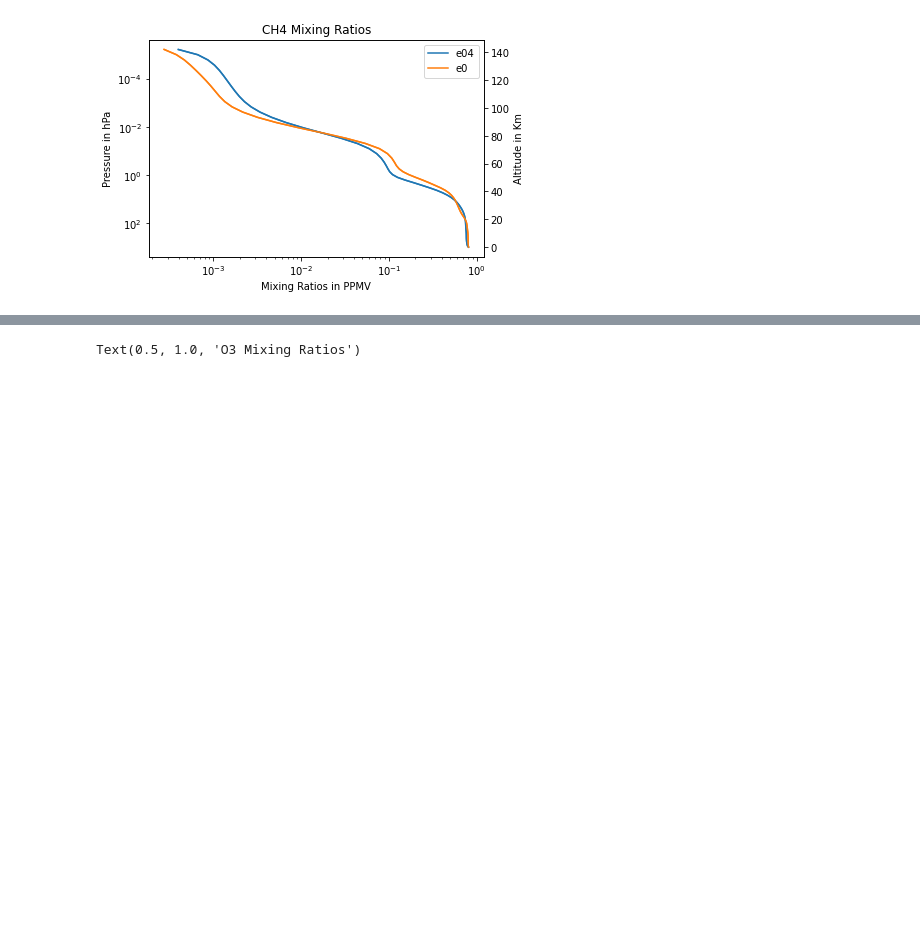
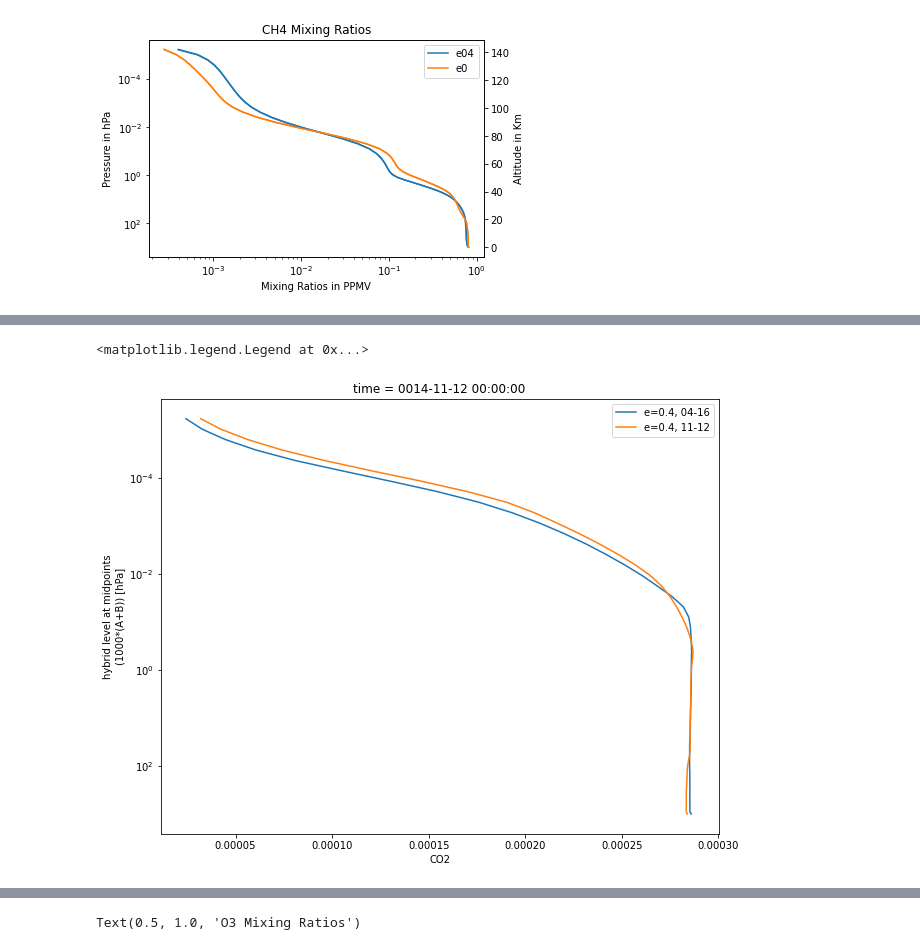
Before and after one commit to pybl1994/analysis_code, a Jupyter notebook: MixingRatios&WaterProcesses.ipynb, the cells around one changed output, grey strips where cells are left out. Saved outputs shown, nothing was run; the diff lists cells and outputs as text; code cells hidden in the pictures; blank space fills up the shorter version.

```diff
--- a/MixingRatios&WaterProcesses.ipynb
+++ b/MixingRatios&WaterProcesses.ipynb
@@ -397,0 +602,17 @@ CH4_MR_E04 0.0026921129441477643
+# %%
+ds11 = xr.open_mfdataset('/nobackup/pybl/cesm_sims/archive/b.e21.BWma1850.f19_g17.new_e4_psg.001/atm/hist/CO2_e4_psg_11.nc')
+
+ds4  = xr.open_mfdataset('/nobackup/pybl/cesm_sims/archive/b.e21.BWma1850.f19_g17.new_e4_psg.001/atm/hist/CO2_e4_psg.nc')
+
+ds0  = xr.open_mfdataset('/nobackup/pybl/cesm_sims/archive/b.e21.BWma1850.f19_g17.new_circ_psg.001/atm/hist/CO2_e0_psg.nc')
+
+# ds0  = xr.open_mfdataset('/nobackup/pybl/cesm_sims/archive/b.e21.BWma1850.f19_g17.new_e4_psg.001/atm/hist/psg_e4_04.nc')
+# %%
+plt.figure(figsize=(10,8))
+LatWeightAnyVar(ds4.CO2[0,]).plot(y='lev',yscale='log', yincrease=False,label='e=0.4, 04-16')
+LatWeightAnyVar(ds11.CO2[0,]).plot(y='lev',yscale='log', yincrease=False,label='e=0.4, 11-12')
+plt.legend()
+# LatWeightAnyVar(ds0.CO2).plot(y='lev',yscale='log', yincrease=False,label='circular')
+# %% [output]
+<matplotlib.legend.Legend at 0x...>
+[figure, added]
```
Also changed, not shown: parts of 123 cells of this notebook.
